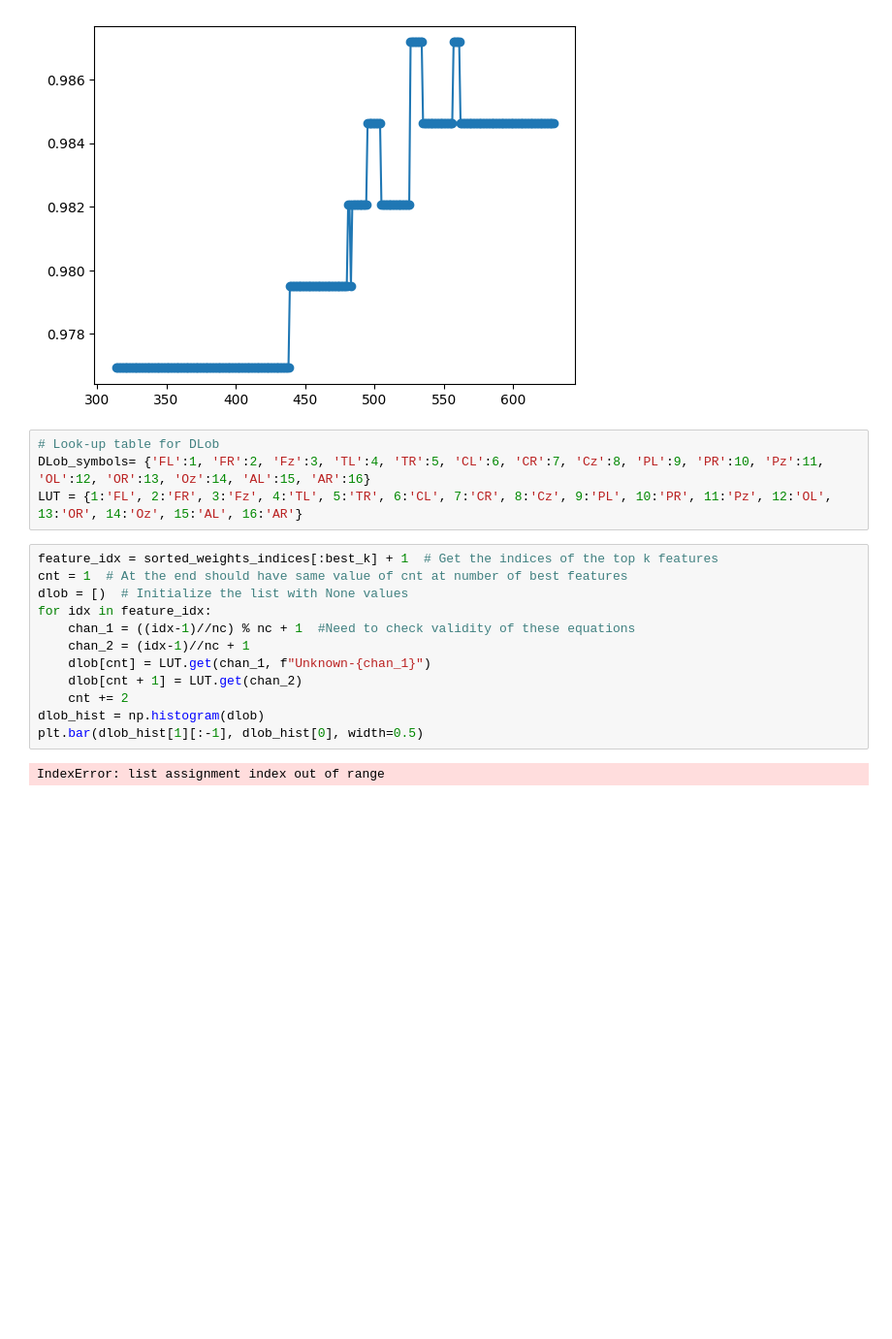
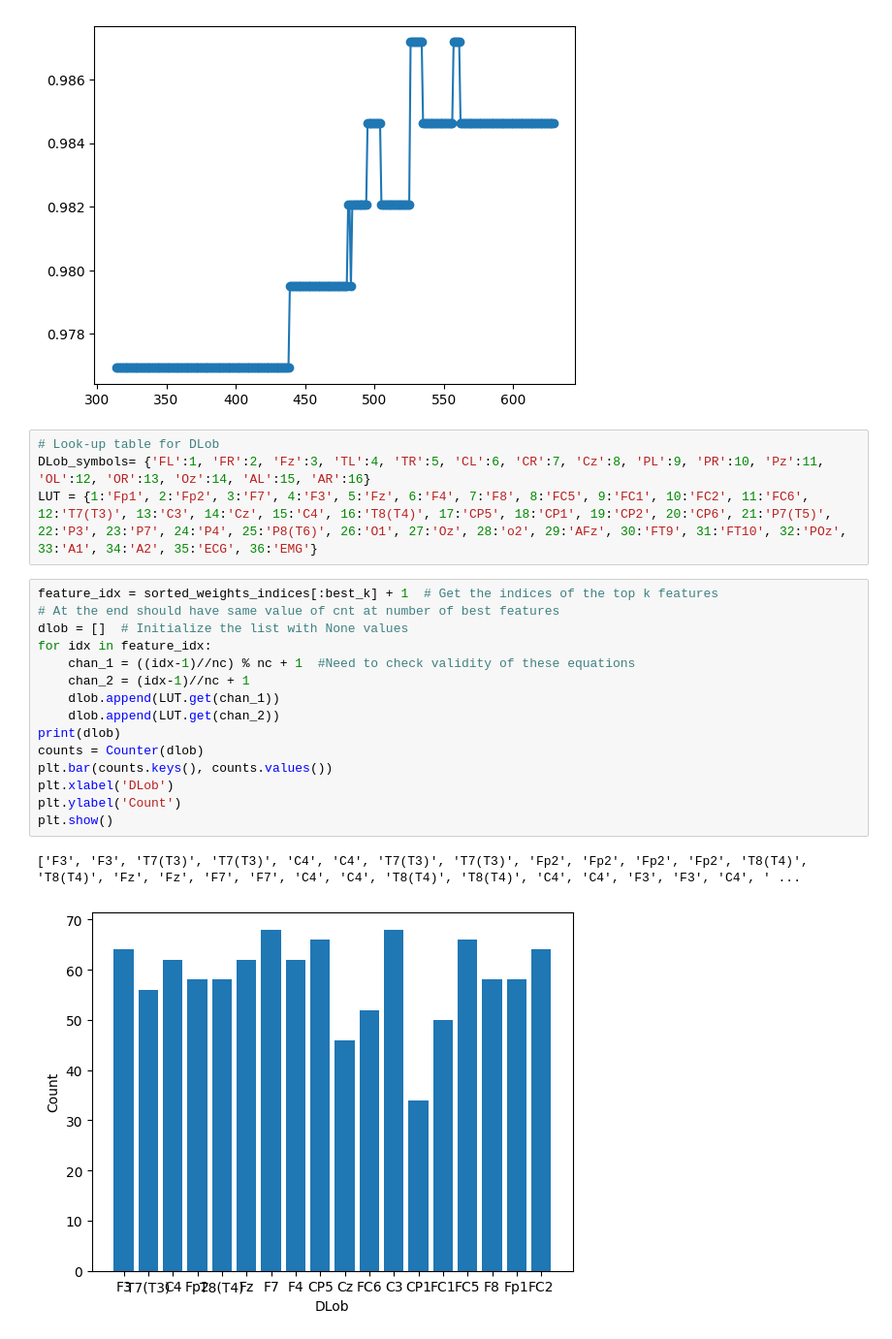
Before and after one commit to svilane-boop/FriendPat-EEG-XAI, a Jupyter notebook: Explainable EEG FriendPattern Prediction Model.ipynb, the cells around one changed output. Shown at 97% size. Saved outputs shown, nothing was run; the diff lists cells and outputs as text; blank space fills up the shorter version.

```diff
--- a/Explainable EEG FriendPattern Prediction Model.ipynb
+++ b/Explainable EEG FriendPattern Prediction Model.ipynb
@@ -117,18 +118,22 @@ Best number of features: 526 with accuracy: 0.9872
 # %%
 # Look-up table for DLob
 DLob_symbols= {'FL':1, 'FR':2, 'Fz':3, 'TL':4, 'TR':5, 'CL':6, 'CR':7, 'Cz':8, 'PL':9, 'PR':10, 'Pz':11, 'OL':12, 'OR':13, 'Oz':14, 'AL':15, 'AR':16}
-LUT = {1:'FL', 2:'FR', 3:'Fz', 4:'TL', 5:'TR', 6:'CL', 7:'CR', 8:'Cz', 9:'PL', 10:'PR', 11:'Pz', 12:'OL', 13:'OR', 14:'Oz', 15:'AL', 16:'AR'}
+LUT = {1:'Fp1', 2:'Fp2', 3:'F7', 4:'F3', 5:'Fz', 6:'F4', 7:'F8', 8:'FC5', 9:'FC1', 10:'FC2', 11:'FC6', 12:'T7(T3)', 13:'C3', 14:'Cz', 15:'C4', 16:'T8(T4)', 17:'CP5', 18:'CP1', 19:'CP2', 20:'CP6', 21:'P7(T5)', 22:'P3', 23:'P7', 24:'P4', 25:'P8(T6)', 26:'O1', 27:'Oz', 28:'o2', 29:'AFz', 30:'FT9', 31:'FT10', 32:'POz', 33:'A1', 34:'A2', 35:'ECG', 36:'EMG'}
 # %%
 feature_idx = sorted_weights_indices[:best_k] + 1  # Get the indices of the top k features
-cnt = 1  # At the end should have same value of cnt at number of best features
-dlob = [)  # Initialize the list with None values
+# At the end should have same value of cnt at number of best features
+dlob = []  # Initialize the list with None values
 for idx in feature_idx:
     chan_1 = ((idx-1)//nc) % nc + 1  #Need to check validity of these equations
     chan_2 = (idx-1)//nc + 1
-    dlob[cnt] = LUT.get(chan_1, f"Unknown-{chan_1}")
-    dlob[cnt + 1] = LUT.get(chan_2)
-    cnt += 2
-dlob_hist = np.histogram(dlob)
-plt.bar(dlob_hist[1][:-1], dlob_hist[0], width=0.5)
+    dlob.append(LUT.get(chan_1))
+    dlob.append(LUT.get(chan_2))
+print(dlob)
+counts = Counter(dlob)
+plt.bar(counts.keys(), counts.values())
+plt.xlabel('DLob')
+plt.ylabel('Count')
+plt.show()
 # %% [output]
-IndexError: list assignment index out of range
+['F3', 'F3', 'T7(T3)', 'T7(T3)', 'C4', 'C4', 'T7(T3)', 'T7(T3)', 'Fp2', 'Fp2', 'Fp2', 'Fp2', 'T8(T4)', 'T8(T4)', 'Fz', 'Fz', 'F7', 'F7', 'C4', 'C4', 'T8(T4)', 'T8(T4)', 'C4', 'C4', 'F3', 'F3', 'C4', ' ...
+[figure, added]
```
Also changed, not shown: parts of 1 cell of this notebook.
